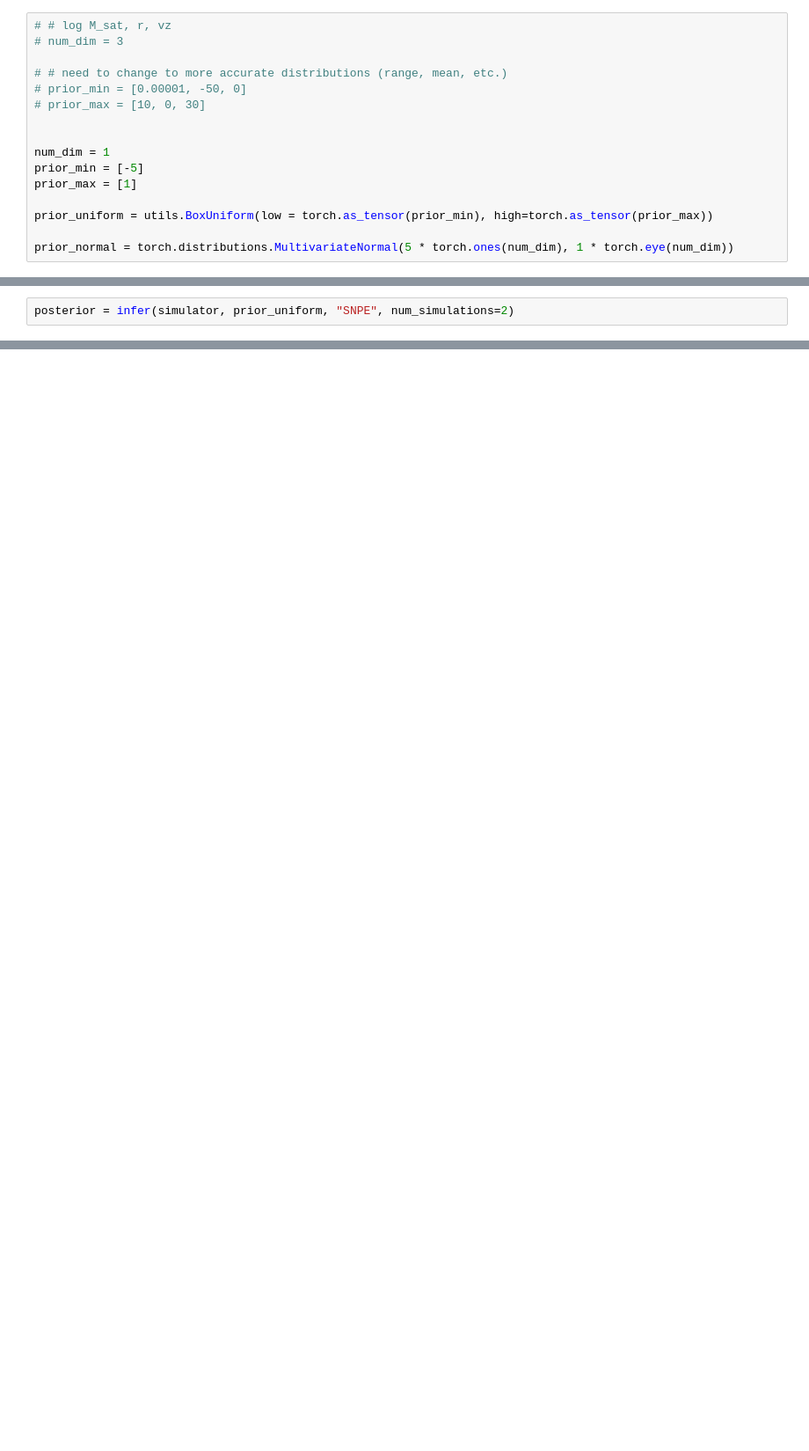
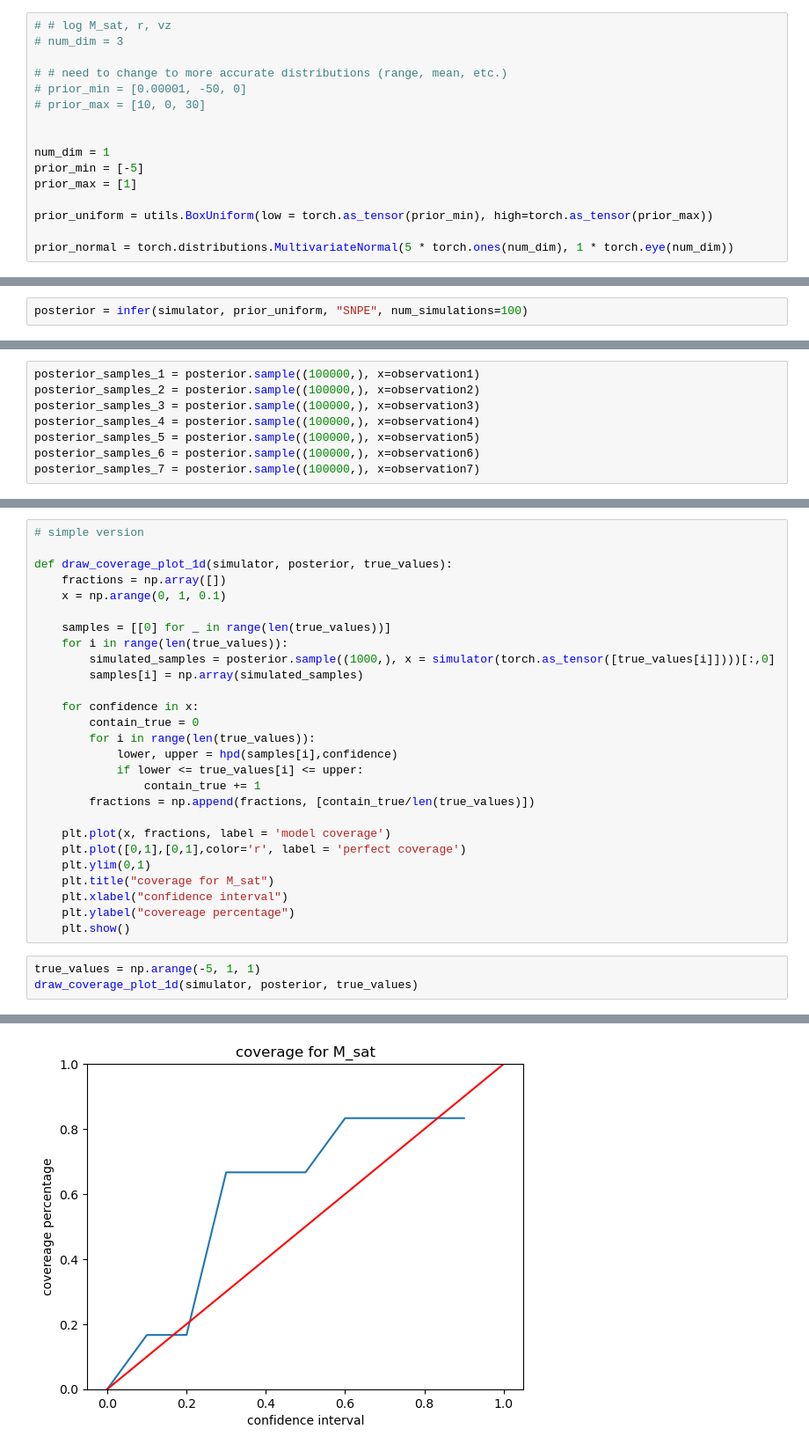
Before and after one commit to RutongPei/SBI-streameeeee, a Jupyter notebook: sims/sbi_with_stream_simulator.ipynb, the cells around one changed output, grey strips where cells are left out. Shown at 88% size. Cells and saved outputs as stored; diff of their text form; blank space fills up the shorter version.

```diff
--- a/sims/sbi_with_stream_simulator.ipynb
+++ b/sims/sbi_with_stream_simulator.ipynb
@@ -113,5 +95,5 @@ tensor([-9.6308e+00, -9.4143e+00, -9.3115e+00, -9.1022e+00, -8.9459e+00,
 # %%
-posterior = infer(simulator, prior_uniform, "SNPE", num_simulations=2)
+posterior = infer(simulator, prior_uniform, "SNPE", num_simulations=100)
 # %% [output]
 Setup pid: 36 with tmax=4.000000, t_approach=0.200000
 Sanity check : Initializing potential
@@ -195,0 +274,8 @@ _ = analysis.pairplot(
+# %%
+posterior_samples_1 = posterior.sample((100000,), x=observation1)
+posterior_samples_2 = posterior.sample((100000,), x=observation2)
+posterior_samples_3 = posterior.sample((100000,), x=observation3)
+posterior_samples_4 = posterior.sample((100000,), x=observation4)
+posterior_samples_5 = posterior.sample((100000,), x=observation5)
+posterior_samples_6 = posterior.sample((100000,), x=observation6)
+posterior_samples_7 = posterior.sample((100000,), x=observation7)
@@ -195,0 +390,31 @@ _ = analysis.pairplot(
+# %%
+# simple version
+
+def draw_coverage_plot_1d(simulator, posterior, true_values):
+    fractions = np.array([])
+    x = np.arange(0, 1, 0.1)
+
+    samples = [[0] for _ in range(len(true_values))]
+    for i in range(len(true_values)):
+        simulated_samples = posterior.sample((1000,), x = simulator(torch.as_tensor([true_values[i]])))[:,0]
+        samples[i] = np.array(simulated_samples)
+
+    for confidence in x:
+        contain_true = 0
+        for i in range(len(true_values)):
+            lower, upper = hpd(samples[i],confidence)
+            if lower <= true_values[i] <= upper:
+                contain_true += 1
+        fractions = np.append(fractions, [contain_true/len(true_values)])
+
+    plt.plot(x, fractions, label = 'model coverage')
+    plt.plot([0,1],[0,1],color='r', label = 'perfect coverage')
+    plt.ylim(0,1)
+    plt.title("coverage for M_sat")
+    plt.xlabel("confidence interval")
+    plt.ylabel("covereage percentage")
+    plt.show()
+# %%
+true_values = np.arange(-5, 1, 1)
+draw_coverage_plot_1d(simulator, posterior, true_values)
+# %% [output]
@@ -196,3 +499,4 @@ _ = analysis.pairplot(
+[figure, added]
 # %%
 bins = 100
 pid = 36
```
Also changed, not shown: parts of 12 cells of this notebook.
